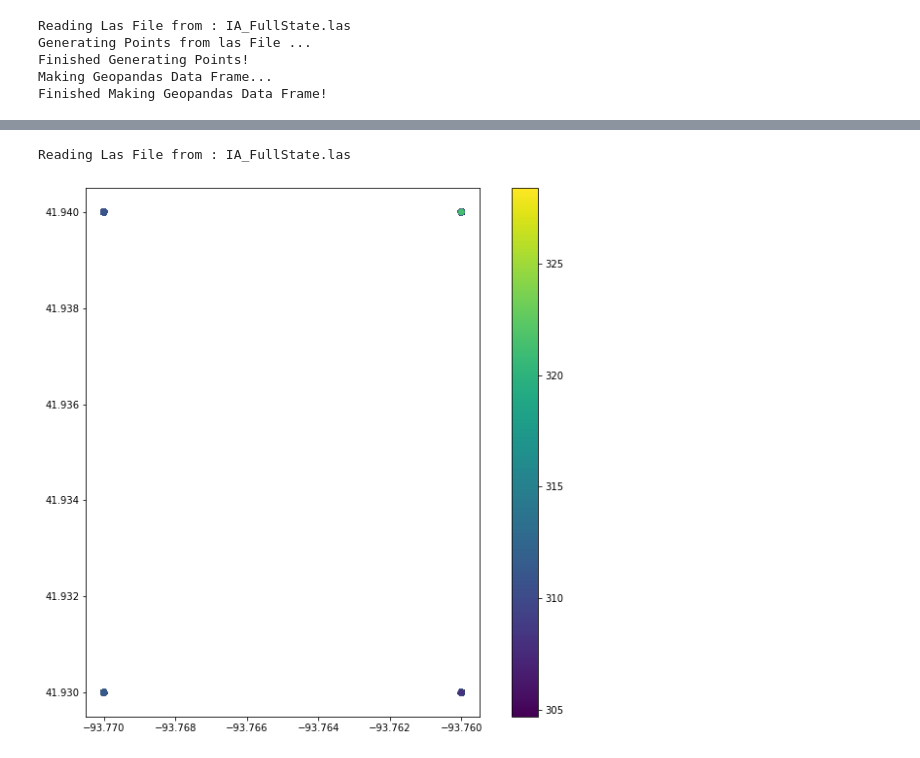
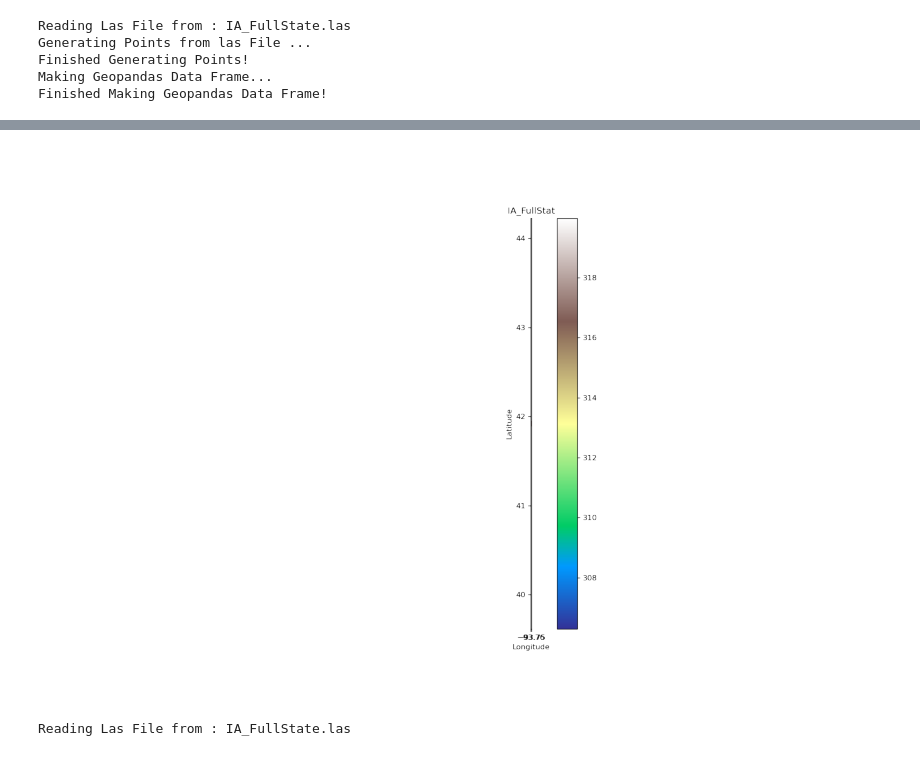
Before and after one commit to Samrawit02/USGS-Lidar-python-package, a Jupyter notebook: notebook/demo.ipynb, the cells around one changed output, grey strips where cells are left out. Saved outputs shown, nothing was run; the diff lists cells and outputs as text; code cells hidden in the pictures.

```diff
--- a/notebook/demo.ipynb
+++ b/notebook/demo.ipynb
@@ -44,14 +59,25 @@ new_result
+# %%
+
+import matplotlib.pyplot as plt
+import matplotlib.image as mpimg
+
+fig, ax = plt.subplots(1, 1, figsize=(12, 10))
+
+new_result.plot(column='elevation', ax=ax, legend=True, cmap="terrain")
+plt.title("IA_FullStat")
+plt.xlabel('Longitude')
+plt.ylabel('Latitude')
+plt.savefig('../assets/img/heatmap.png', dpi=120)
+plt.axis('off')
+plt.close()
+fig, ax = plt.subplots(1, 1, figsize=(12, 10))
+img = mpimg.imread('../assets/img/heatmap.png')
+imgplot = plt.imshow(img)
+plt.axis('off')
+plt.show()
+# %% [output]
+[figure, added]
 # %%
 point_cloud=lp.read_laz()
 # %% [output]
 Reading Las File from : IA_FullState.las
-# %%
-import matplotlib.pyplot as plt
-
-
-fig, ax = plt.subplots(1, 1, figsize=(12, 10))
-
-new_result.plot(column='elevation', ax=ax, legend=True)
-plt.show()
-# %% [output]
-[figure, removed]
```
Also changed, not shown: parts of 15 cells of this notebook, 14 other files.
